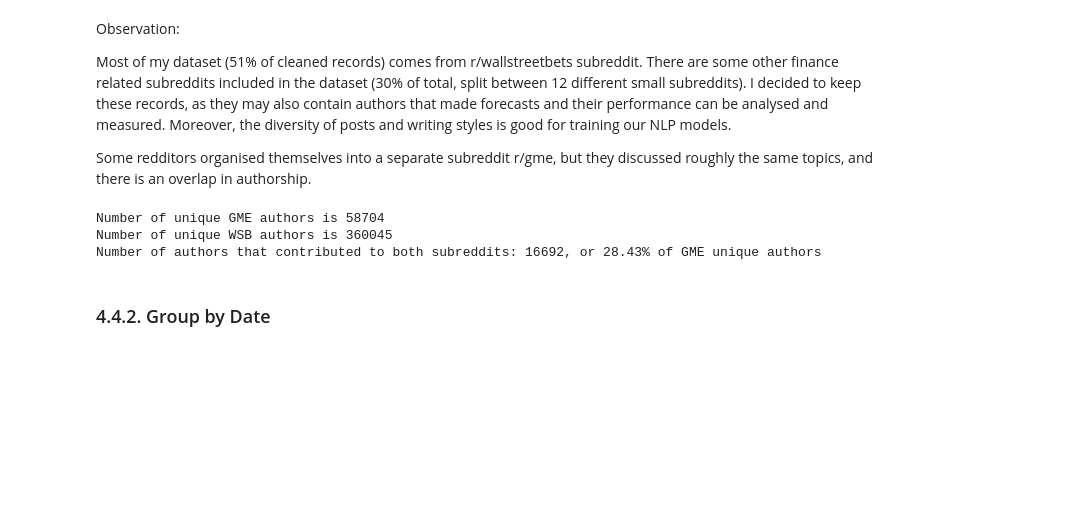
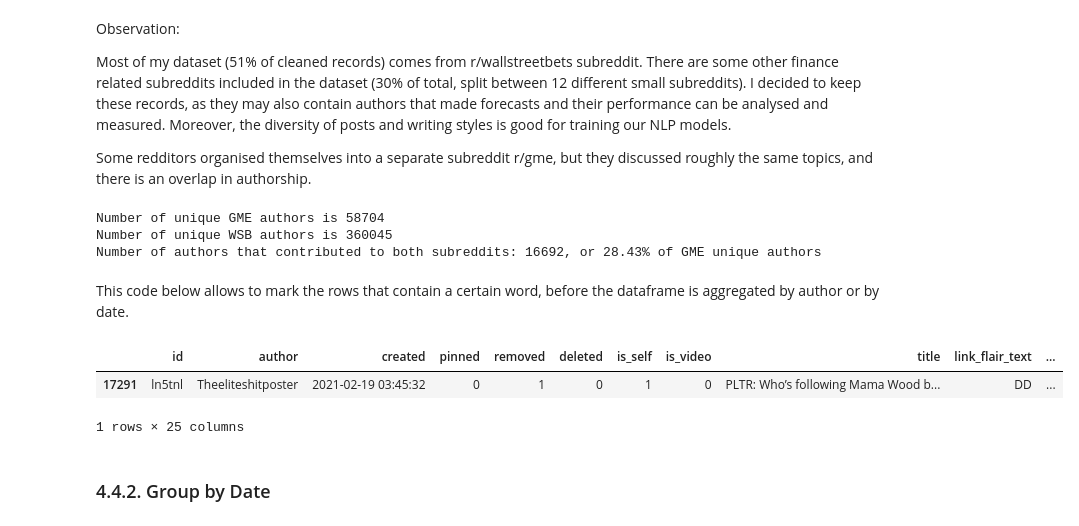
Before and after one commit to lusavkaedu/wallstreetbets, a Jupyter notebook: notebooks/04_Reddit_dataset_EDA_cleaning.ipynb, the cells around one changed output. Cells and saved outputs as stored; diff of their text form; code cells hidden in the pictures; blank space fills up the shorter version.

```diff
--- a/notebooks/04_Reddit_dataset_EDA_cleaning.ipynb
+++ b/notebooks/04_Reddit_dataset_EDA_cleaning.ipynb
@@ -627,6 +627,28 @@ print(f"Number of authors that contributed to both subreddits: {len(common_autho
 Number of unique GME authors is 58704
 Number of unique WSB authors is 360045
 Number of authors that contributed to both subreddits: 16692, or 28.43% of GME unique authors
+# %% [markdown]
+This code below allows to mark the rows that contain a certain word, before the dataframe is aggregated by author or by date.
+# %%
+# Convert the 'created' column to a datetime type
+df['created'] = pd.to_datetime(df['created'])
+
+# Create a mask to filter rows containing "moon" in 'title' and 'selftext' columns (case-insensitive)
+mask_title = df['title'].str.contains('💎', case=False, na=False)
+mask_selftext = df['selftext'].str.contains('💎', case=False, na=False)
+
+# Combine the masks using logical OR to get rows containing "moon" in either 'title' or 'selftext'
+combined_mask = mask_title | mask_selftext
+
+# Add a new column 'moon_count' to store the total counts of "moon"
+df['diamond_count'] = 0  # Initialize the column with zeros
+df.loc[combined_mask, 'diamond_count'] = 1  # Set 1 for rows containing "moon"
+# %%
+df.sample(1)
+# %% [output]
+|  | id | author | created | pinned | removed | deleted | is_self | is_video | title | link_flair_text | ... |
+| 17291 | ln5tnl | Theeliteshitposter | 2021-02-19 03:45:32 | 0 | 1 | 0 | 1 | 0 | PLTR: Who’s following Mama Wood b... | DD | ... |
+1 rows × 25 columns
 # %% [markdown]
 ### 4.4.2. Group by Date
 # %%
```
Also changed, not shown: parts of 4 cells of this notebook, 8 other files.
